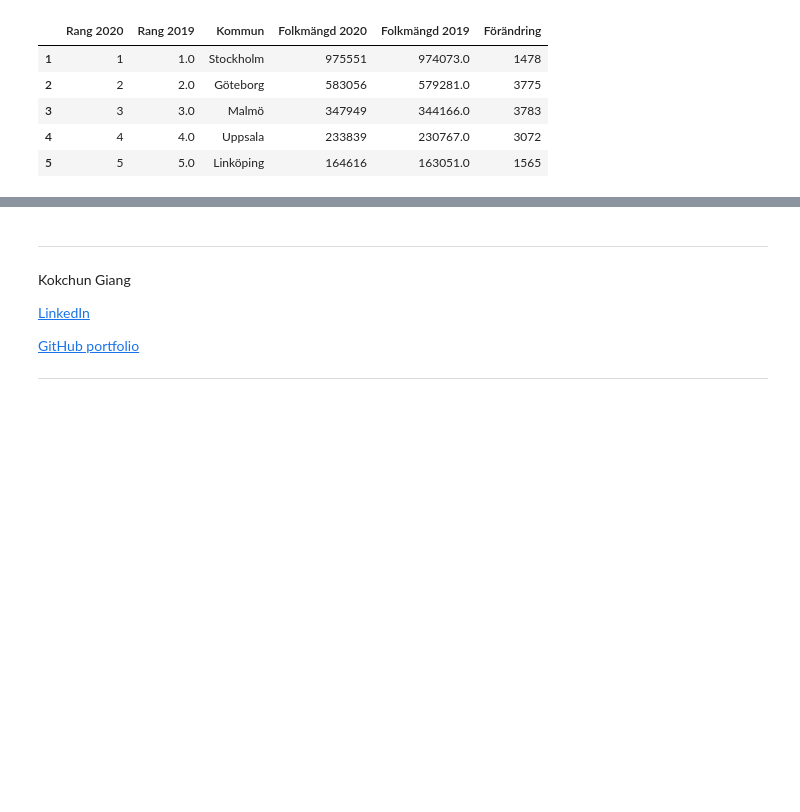
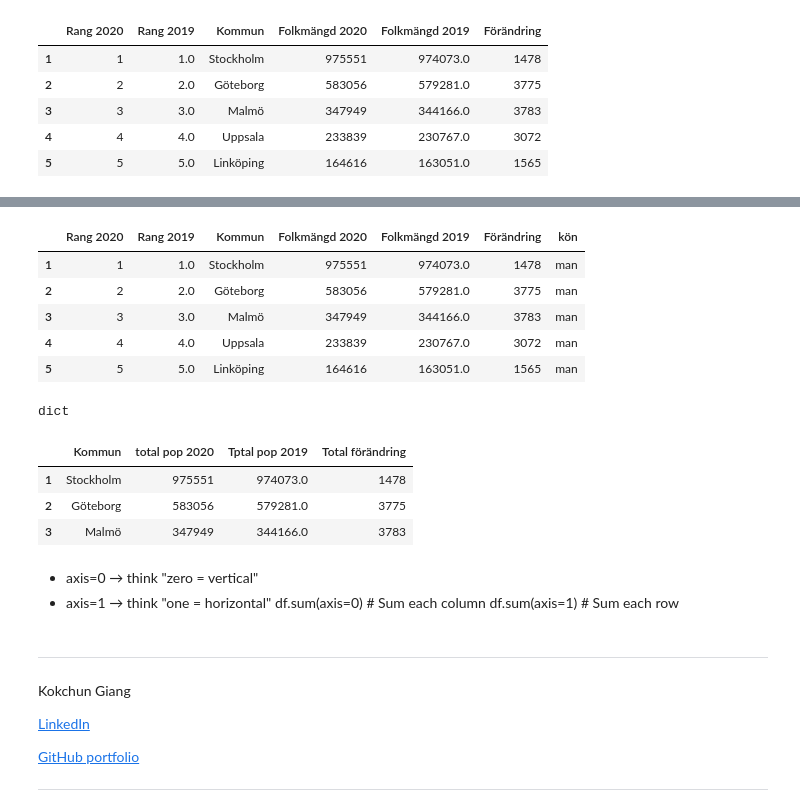
Before and after one commit to Horieh1989/DataProcceccing1, a Jupyter notebook: Exercises/E00_pandas_basic_syntax.ipynb, the cells around one changed output, grey strips where cells are left out. Cells and saved outputs as stored; diff of their text form; code cells hidden in the pictures; blank space fills up the shorter version.

```diff
--- a/Exercises/E00_pandas_basic_syntax.ipynb
+++ b/Exercises/E00_pandas_basic_syntax.ipynb
@@ -521,0 +548,41 @@ h)
+# %%
+df2=df.copy()
+df2["kön"]="man"
+df2.head(5)
+# %% [output]
+|  | Rang 2020 | Rang 2019 | Kommun | Folkmängd 2020 | Folkmängd 2019 | Förändring | kön |
+| 1 | 1 | 1.0 | Stockholm | 975551 | 974073.0 | 1478 | man |
+| 2 | 2 | 2.0 | Göteborg | 583056 | 579281.0 | 3775 | man |
+| 3 | 3 | 3.0 | Malmö | 347949 | 344166.0 | 3783 | man |
+| 4 | 4 | 4.0 | Uppsala | 233839 | 230767.0 | 3072 | man |
+| 5 | 5 | 5.0 | Linköping | 164616 | 163051.0 | 1565 | man |
+# %%
+#b)
+
+df_combine = pd.concat([df1, df2], ignore_index=False)
+df_combine = df_combine.set_index("Kommun")
+df_combine.head()
+type(df)
+# %% [output]
+dict
+# %%
+import pandas as pd
+
+#df=pd.DataFrame(df)
+df.rename(columns={
+
+    'Folkmängd 2020': 'total pop 2020',
+    'Folkmängd 2019' :'Tptal pop 2019',
+    'Förändring' :'Total förändring'
+
+}, inplace=True)
+# %% [output]
+|  | Kommun | total pop 2020 | Tptal pop 2019 | Total förändring |
+| 1 | Stockholm | 975551 | 974073.0 | 1478 |
+| 2 | Göteborg | 583056 | 579281.0 | 3775 |
+| 3 | Malmö | 347949 | 344166.0 | 3783 |
+# %% [markdown]
+- axis=0 → think "zero = vertical"
+- axis=1 → think "one = horizontal"
+df.sum(axis=0)  # Sum each column
+df.sum(axis=1)  # Sum each row
```
Also changed, not shown: parts of 7 cells of this notebook.
